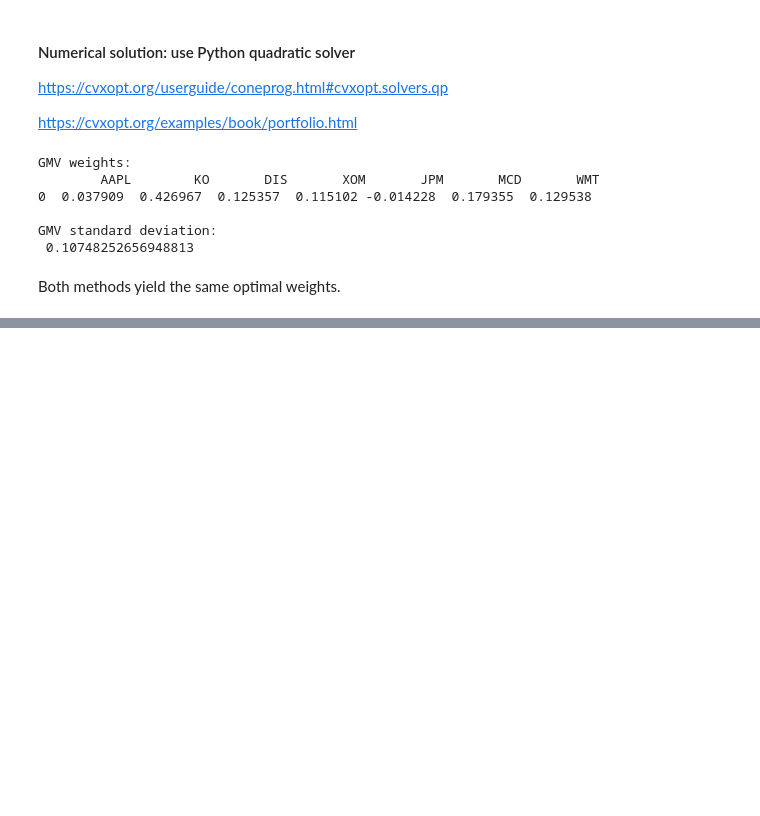
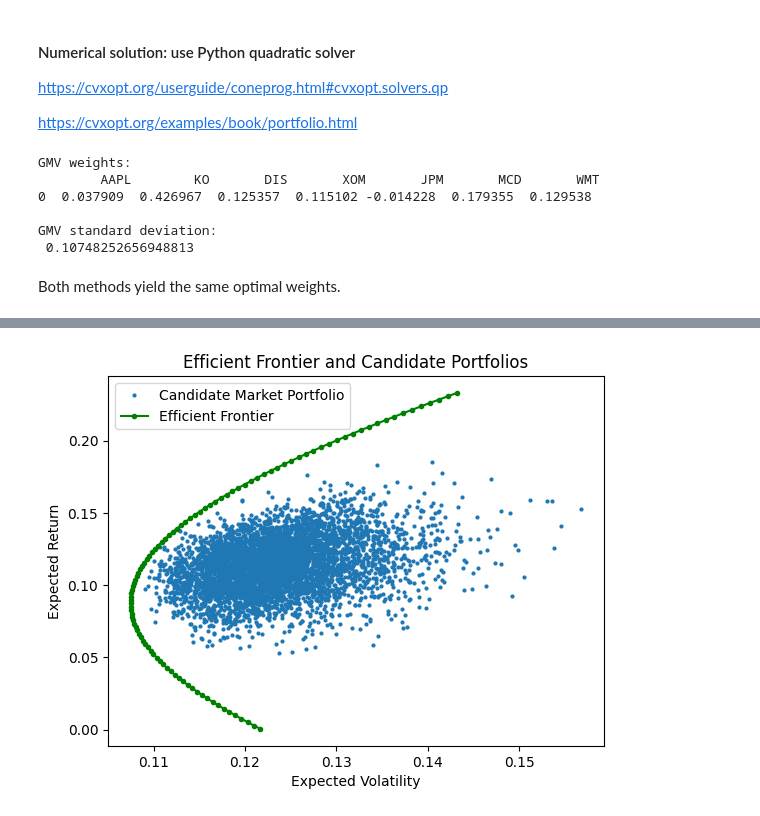
Before and after one commit to SunnyIsCute/QuantResearch, a Jupyter notebook: Portfolio_optimization/portfolio_optimization.ipynb, the cells around one changed output, grey strips where cells are left out. Cells and saved outputs as stored; diff of their text form; code cells hidden in the pictures; blank space fills up the shorter version.

Commit message:
Add complete portfolio optimization notebook.

```diff
--- a/Portfolio_optimization/portfolio_optimization.ipynb
+++ b/Portfolio_optimization/portfolio_optimization.ipynb
@@ -211,0 +249,11 @@ Both methods yield the same optimal weights.
+# %%
+# Numerical solution
+P = matrix(hist_cov.values)
+q = matrix(np.zeros((len(assets), 1)))
+A = matrix(np.hstack([hist_mean.values, one_vec.reshape(len(assets), 1)]).transpose())
+b = matrix([mu_o, 1])
+
+w_max_return_v2 = np.array(solvers.qp(P, q, A=A, b=b)['x'])
+w_max_return_v2_df = pd.DataFrame(w_max_return).transpose()
+w_max_return_v2_df.columns = assets
+w_max_return_v2_df
@@ -211,0 +273,20 @@ Both methods yield the same optimal weights.
+# %%
+# Efficient frontier
+N = 100 # traverse N target returns
+ef_left = hist_mean.min().item()  # minimum return
+ef_right = hist_mean.max().item() # maximum return
+target_returns = np.linspace(ef_left, ef_right, N) # N target returns
+optimal_weights = [solvers.qp(P, q, A=A, b=matrix([mu_target, 1]))['x'] for mu_target in target_returns] # QP solver
+
+ef_returns = [(np.dot(w.T, hist_mean.values)*250).item() for w in optimal_weights]
+ef_risks = [np.sqrt(np.dot(w.T, np.dot(hist_cov, w)) * 250).item() for w in optimal_weights]
+
+plt.plot(port_stds, port_returns, 'o', markersize=2, label='Candidate Market Portfolio')
+plt.plot(ef_risks, ef_returns, '-o', color='green', markersize=3, label='Efficient Frontier')
+plt.xlabel('Expected Volatility')
+plt.ylabel('Expected Return')
+plt.title('Efficient Frontier and Candidate Portfolios')
+plt.legend(loc='best')
+plt.show()
+# %% [output]
+[figure, added]
```
Also changed, not shown: parts of 11 cells of this notebook.
